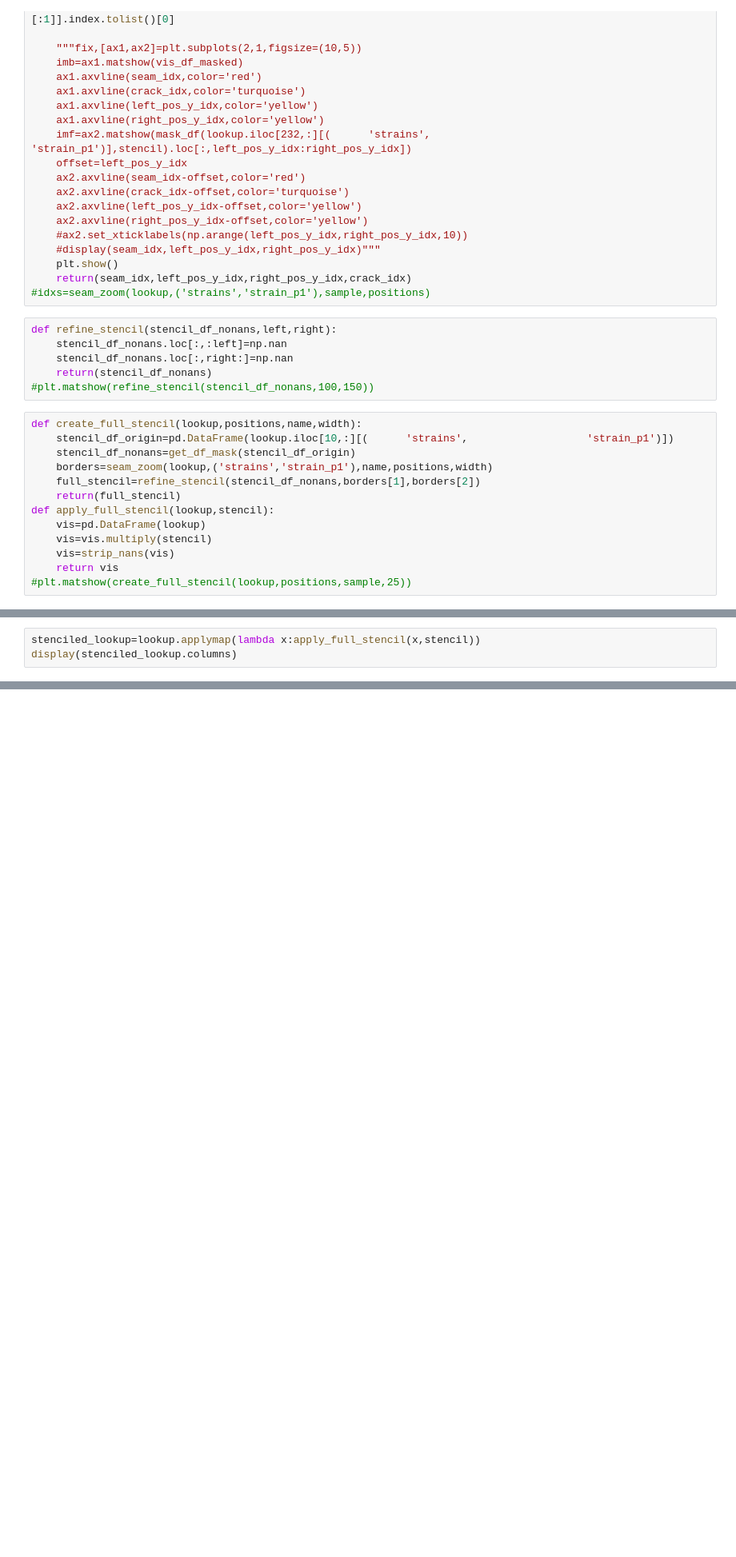
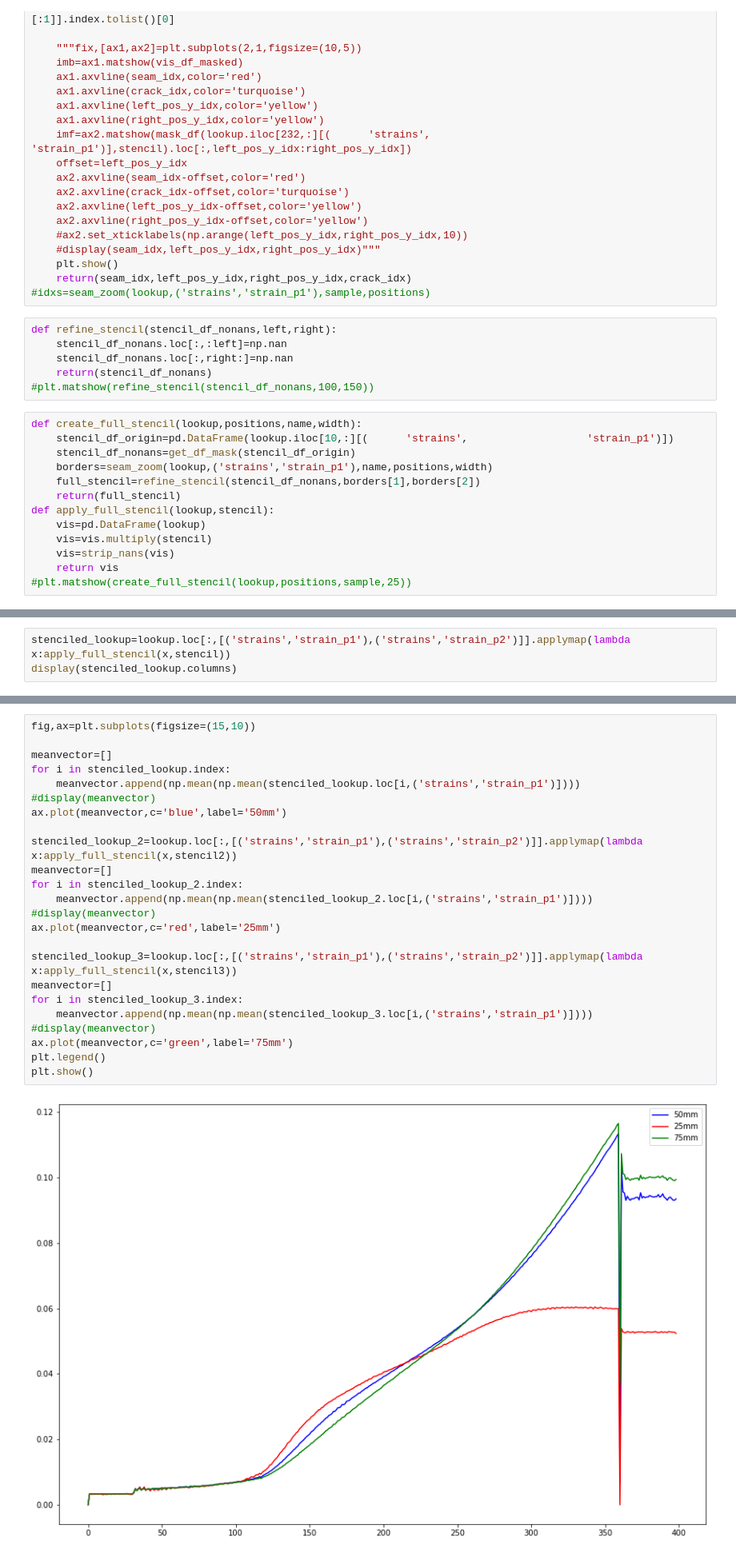
Before and after one commit to KMDE-10/DIC, a Jupyter notebook: pickle_import_analys.ipynb, the cells around one changed output, grey strips where cells are left out. Shown at 80% size. Saved outputs shown, nothing was run; the diff lists cells and outputs as text; blank space fills up the shorter version.

```diff
--- a/pickle_import_analys.ipynb
+++ b/pickle_import_analys.ipynb
@@ -109,4 +109,4 @@ plt.matshow(apply_full_stencil(vis,stencil))
 # %%
-stenciled_lookup=lookup.applymap(lambda x:apply_full_stencil(x,stencil))
+stenciled_lookup=lookup.loc[:,[('strains','strain_p1'),('strains','strain_p2')]].applymap(lambda x:apply_full_stencil(x,stencil))
 display(stenciled_lookup.columns)
 # %% [output]
@@ -180,0 +122,26 @@ plt.plot(meanvector[:530])
+# %%
+fig,ax=plt.subplots(figsize=(15,10))
+
+meanvector=[]
+for i in stenciled_lookup.index:
+    meanvector.append(np.mean(np.mean(stenciled_lookup.loc[i,('strains','strain_p1')])))
+#display(meanvector)
+ax.plot(meanvector,c='blue',label='50mm')
+
+stenciled_lookup_2=lookup.loc[:,[('strains','strain_p1'),('strains','strain_p2')]].applymap(lambda x:apply_full_stencil(x,stencil2))
+meanvector=[]
+for i in stenciled_lookup_2.index:
+    meanvector.append(np.mean(np.mean(stenciled_lookup_2.loc[i,('strains','strain_p1')])))
+#display(meanvector)
+ax.plot(meanvector,c='red',label='25mm')
+
+stenciled_lookup_3=lookup.loc[:,[('strains','strain_p1'),('strains','strain_p2')]].applymap(lambda x:apply_full_stencil(x,stencil3))
+meanvector=[]
+for i in stenciled_lookup_3.index:
+    meanvector.append(np.mean(np.mean(stenciled_lookup_3.loc[i,('strains','strain_p1')])))
+#display(meanvector)
+ax.plot(meanvector,c='green',label='75mm')
+plt.legend()
+plt.show()
+# %% [output]
+[figure, added]
```
Also changed, not shown: parts of 13 cells of this notebook.
